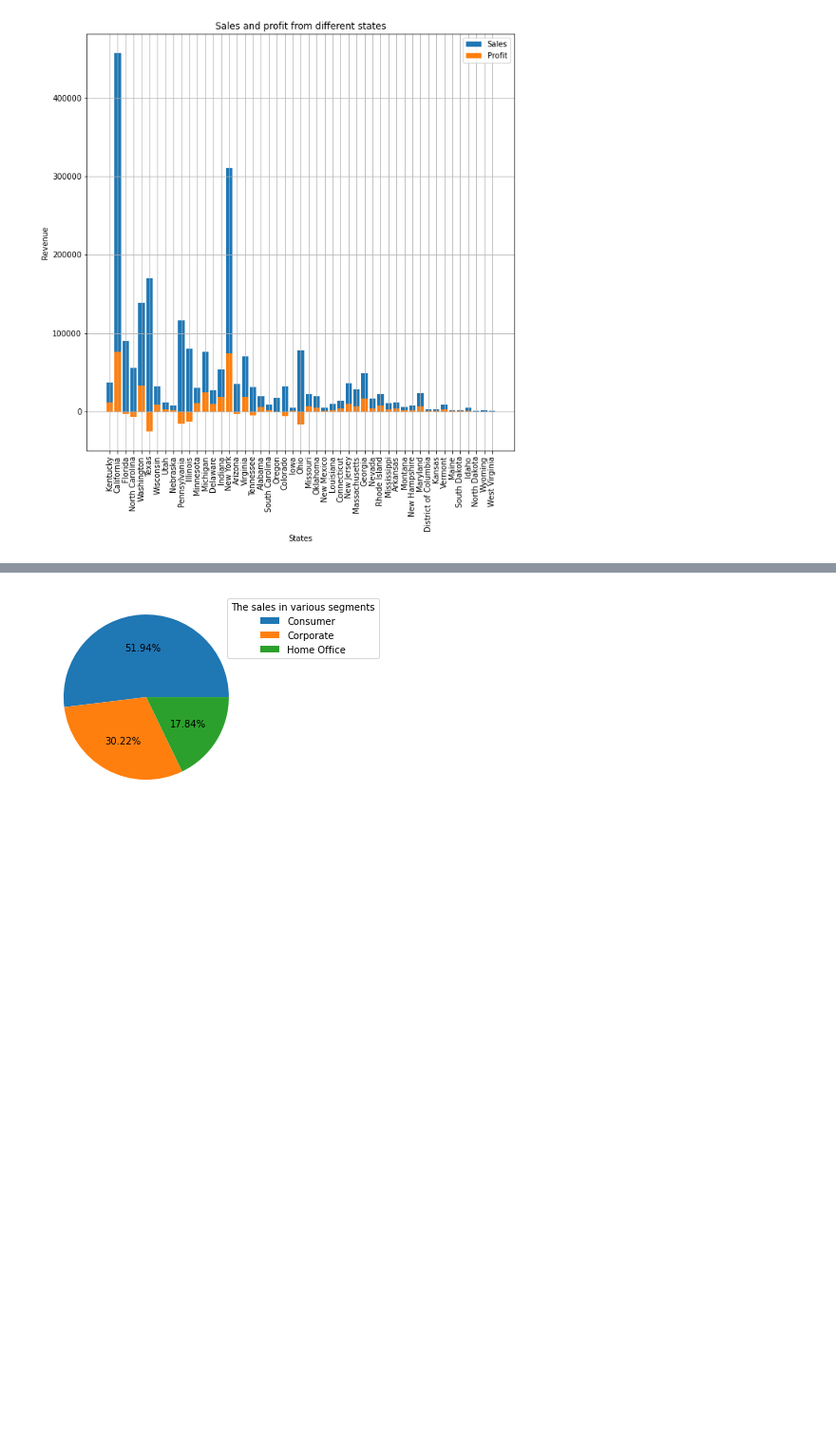
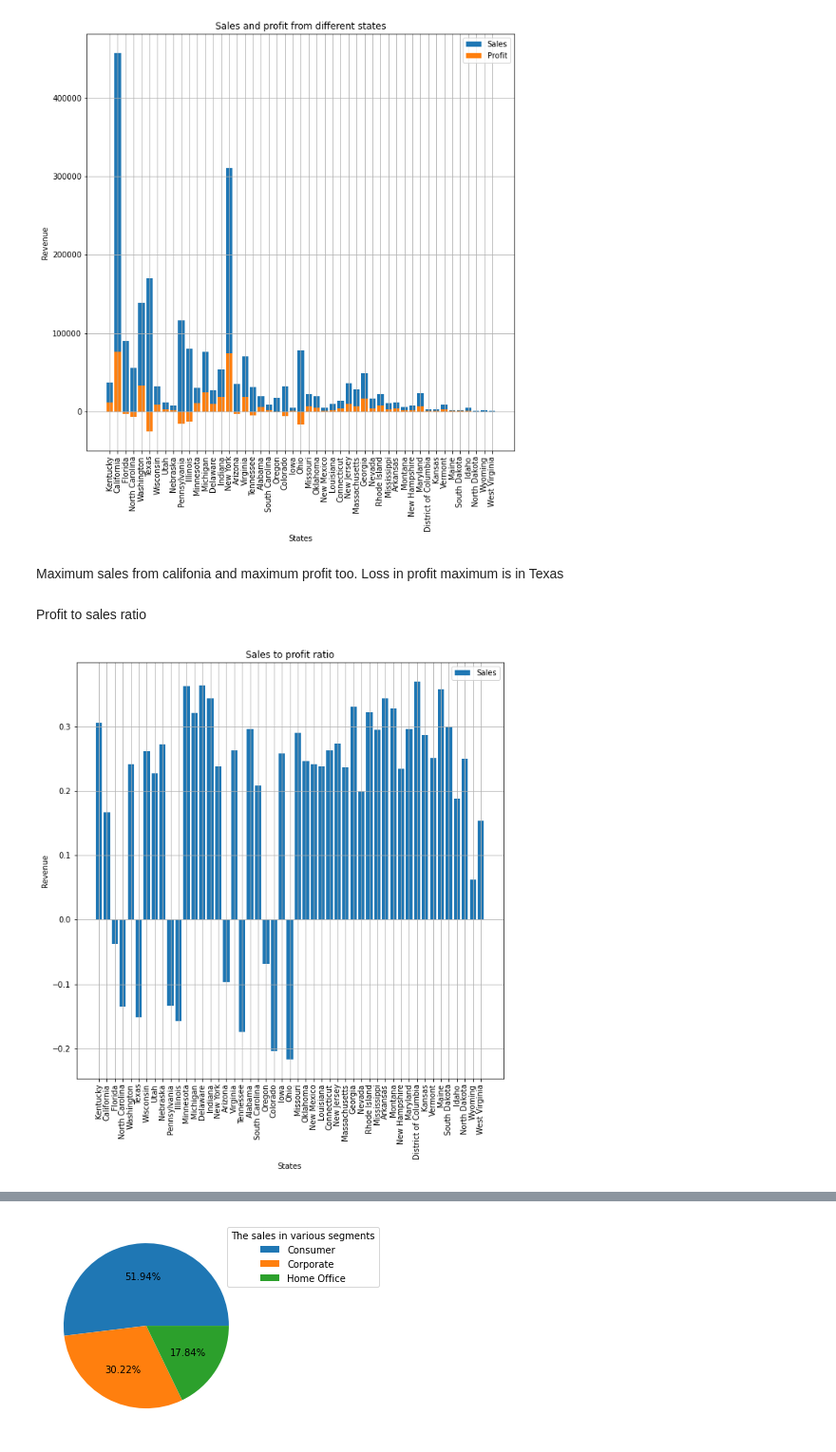
Before and after one commit to Akhil-A0402/Sparks-Machine-Learning-Internship-, a Jupyter notebook: Task03/Task03.ipynb, the cells around one changed output, grey strips where cells are left out. Shown: that part at 95% size. Drawn from its saved outputs; the diff is of its cells as text; code cells hidden in the pictures; blank space fills up the shorter version.

```diff
--- a/Task03/Task03.ipynb
+++ b/Task03/Task03.ipynb
@@ -73,3 +90,20 @@ plt.legend()
 plt.show()
 # %% [output]
 [figure]
+# %% [markdown]
+Maximum sales from califonia and maximum profit too.
+Loss in profit maximum is in Texas
+# %% [markdown]
+Profit to sales ratio
+# %%
+plt.figure(figsize=(10,10))
+plt.xlabel("States")
+plt.ylabel("Revenue")
+plt.xticks(rotation=90)
+plt.title("Sales to profit ratio")
+plt.bar(df["State"].unique(), np.array([df["Profit"][df["State"]==i].sum() for i in df["State"].unique()])/np.array([df["Sales"][df["State"]==i].sum() for i in df["State"].unique()]),label="Sales")
+plt.grid()
+plt.legend()
+plt.show()
+# %% [output]
+[figure, added]
```
Also changed, not shown: parts of 27 cells of this notebook, 1 other file.
